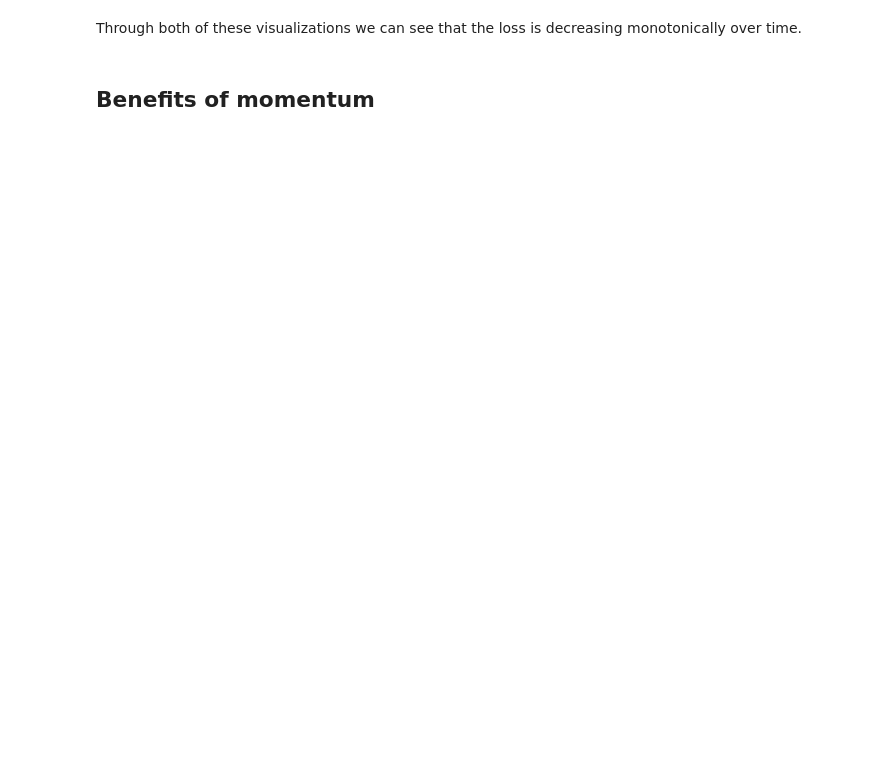
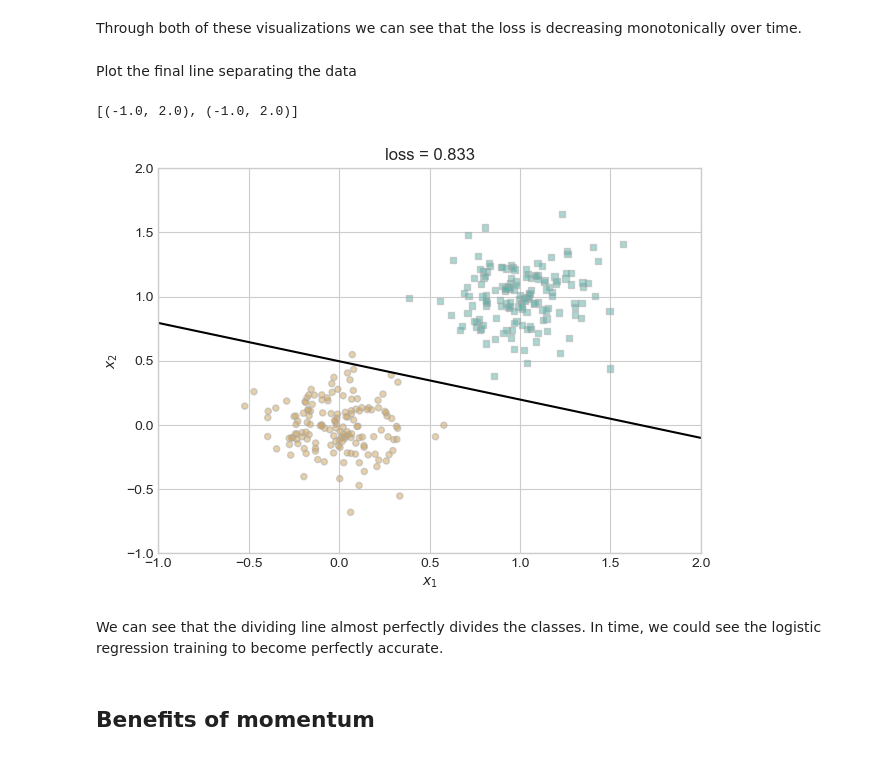
Before and after one commit to lfschweitzer/lfschweitzer.github.io, a Jupyter notebook: posts/post5/homework5.ipynb, the cells around one changed output. Cells and saved outputs as stored; diff of their text form; code cells hidden in the pictures; blank space fills up the shorter version.

```diff
--- a/posts/post5/homework5.ipynb
+++ b/posts/post5/homework5.ipynb
@@ -138,4 +149,19 @@ plot_loss(loss_vec)
 # %% [markdown]
 Through both of these visualizations we can see that the loss is decreasing monotonically over time.
+# %% [markdown]
+Plot the final line separating the data
+# %%
+fig, ax = plt.subplots(1, 1)
+
+plot_classification_data(X, y, ax)
+
+draw_line(LR.w, x_min=-1, x_max=2, ax=ax, color="black")
+ax.set_title(f"loss = {loss:.3f}")
+ax.set(xlim=(-1, 2), ylim=(-1, 2))
+# %% [output]
+[(-1.0, 2.0), (-1.0, 2.0)]
+[figure, added]
+# %% [markdown]
+We can see that the dividing line almost perfectly divides the classes. In time, we could see the logistic regression training to become perfectly accurate.
 # %% [markdown]
 ## Benefits of momentum
```
Also changed, not shown: parts of 21 cells of this notebook, 1 other file.
